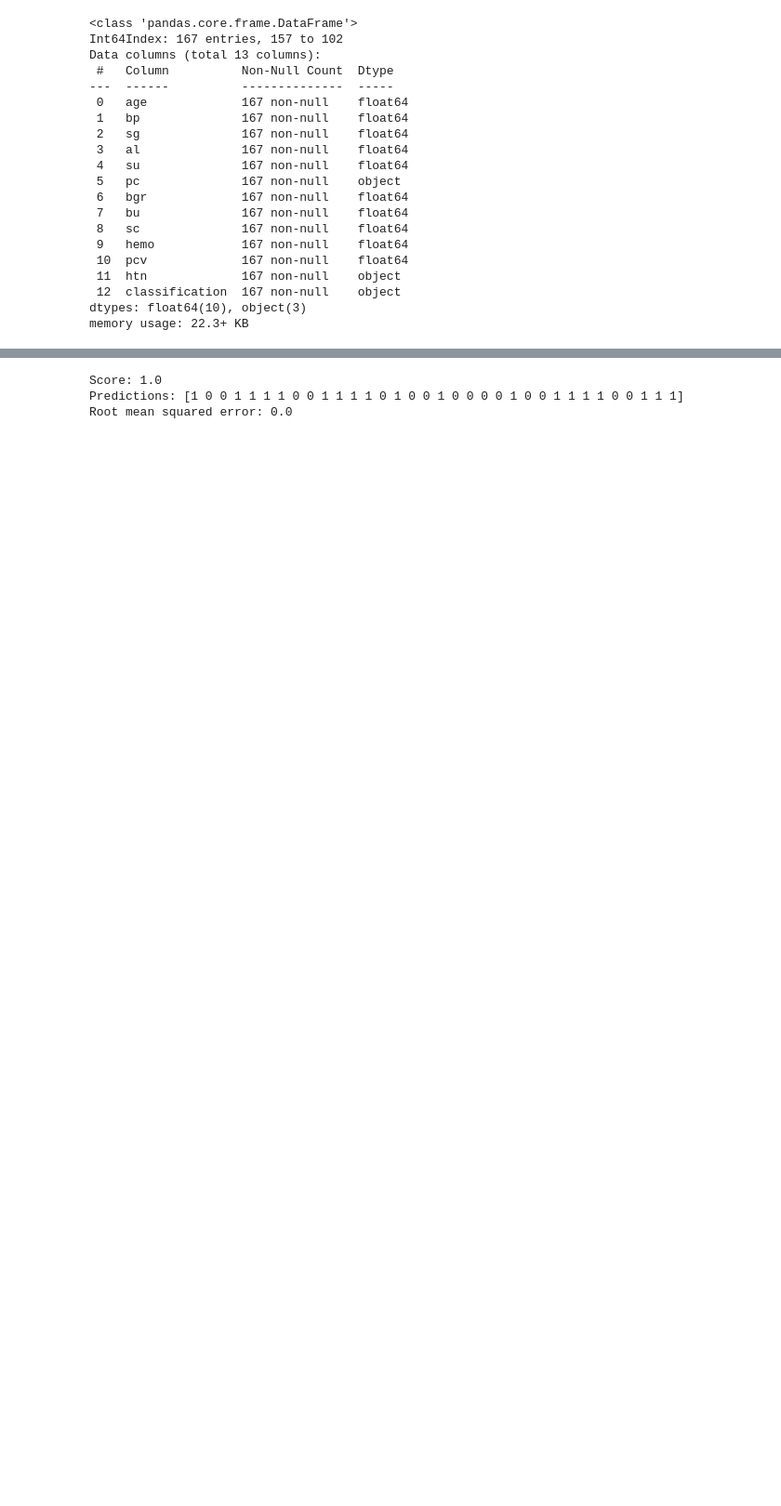
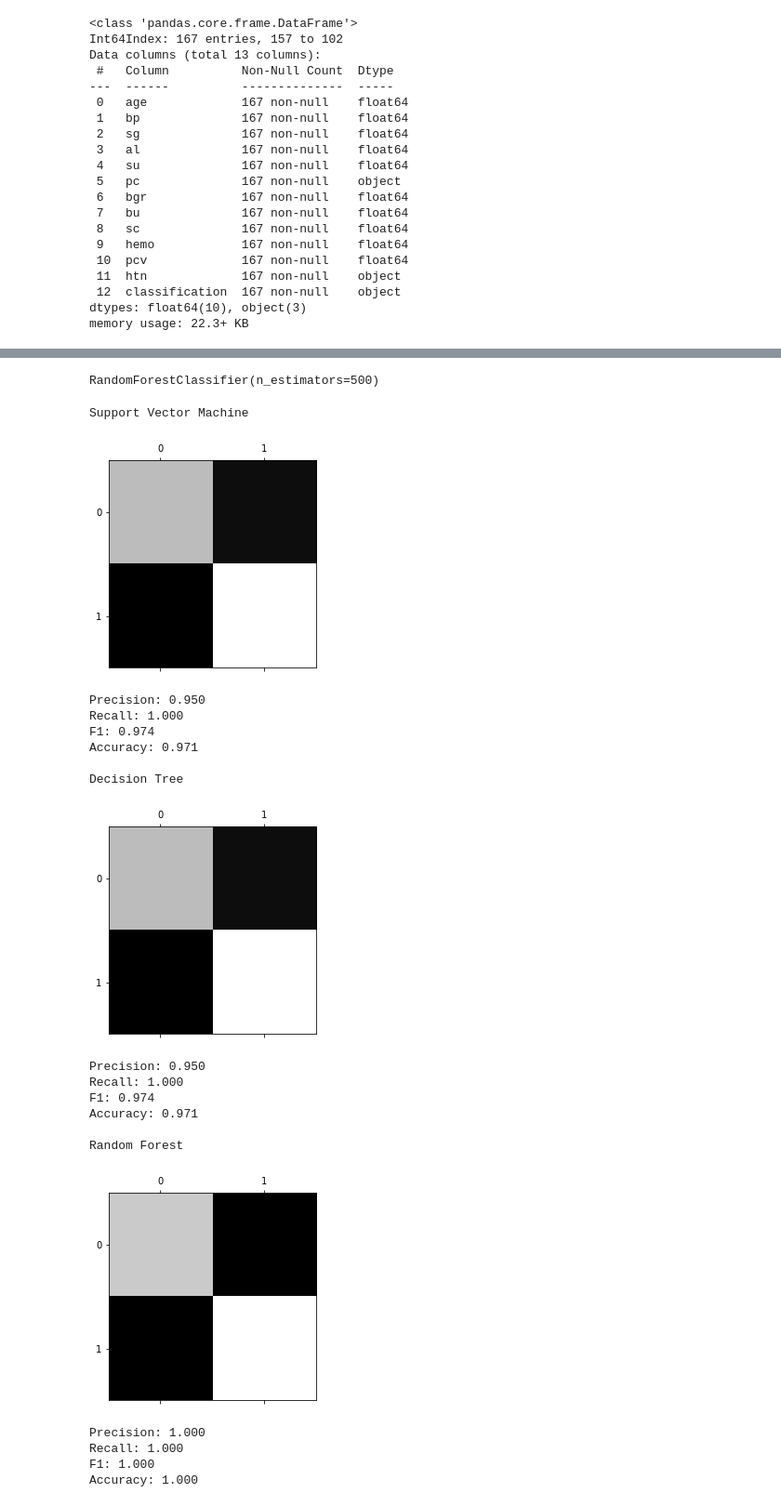
Before and after one commit to EthioAI/Chronic-Kidney-Disease-Prediction, a Jupyter notebook: main.ipynb, the cells around one changed output, grey strips where cells are left out. Shown at 93% size. Drawn from its saved outputs; the diff is of its cells as text; code cells hidden in the pictures; blank space fills up the shorter version.

Commit message:
Finalized the model, Added readme, And updated the test set

```diff
--- a/main.ipynb
+++ b/main.ipynb
@@ -195,15 +203,60 @@ y_transfomer = LabelEncoder()
 
 X_train_prepared = full_pipeline.fit_transform(X_train)
 X_test_prepared = full_pipeline.fit_transform(X_test)
+
+X_train_prepared_scaled = full_pipeline_scale.fit_transform(X_train)
+X_test_prepared_scaled = full_pipeline_scale.fit_transform(X_test)
-# %%
-# trying support vector machine algorithm first
-
-from sklearn.svm import SVC
-
-svc_clf = SVC()
-svc_clf.fit(X_train_prepared, y_transfomer.fit_transform(y_train))
-attrs.analyze_model(svc_clf, X_test_prepared, y_transfomer.fit_transform(y_test))
-# %% [output]
-Score: 1.0
-Predictions: [1 0 0 1 1 1 1 0 0 1 1 1 1 0 1 0 0 1 0 0 0 0 1 0 0 1 1 1 1 0 0 1 1 1]
-Root mean squared error: 0.0
+# %%
+y_train_prepared = y_transfomer.fit_transform(y_train)
+y_test_prepared = y_transfomer.fit_transform(y_test)
+# %%
+# trying different algorithms
+
+from sklearn.svm import SVC
+from sklearn.tree import DecisionTreeClassifier
+from sklearn.ensemble import RandomForestClassifier
+
+
+
+svc_clf = SVC(C=0.05)
+svc_clf.fit(X_train_prepared_scaled, y_train_prepared)
+
+tree_clf = DecisionTreeClassifier()
+tree_clf.fit(X_train_prepared, y_train_prepared)
+
+rmf_clf = RandomForestClassifier(n_estimators=500)
+rmf_clf.fit(X_train_prepared, y_train_prepared)
+# %% [output]
+RandomForestClassifier(n_estimators=500)
+# %%
+importlib.reload(attrs)
+
+print("Support Vector Machine")
+attrs.analyze_model(svc_clf, X_test_prepared_scaled, y_test_prepared)
+
+print("\nDecision Tree")
+attrs.analyze_model(tree_clf, X_test_prepared, y_test_prepared)
+
+print("\nRandom Forest")
+attrs.analyze_model(rmf_clf, X_test_prepared, y_test_prepared)
+# %% [output]
+Support Vector Machine
+[figure, added]
+Precision: 0.950
+Recall: 1.000
+F1: 0.974
+Accuracy: 0.971
+
+Decision Tree
+[figure, added]
+Precision: 0.950
+Recall: 1.000
+F1: 0.974
+Accuracy: 0.971
+
+Random Forest
+[figure, added]
+Precision: 1.000
+Recall: 1.000
+F1: 1.000
+Accuracy: 1.000
```
Also changed, not shown: parts of 17 cells of this notebook, 3 other files.
